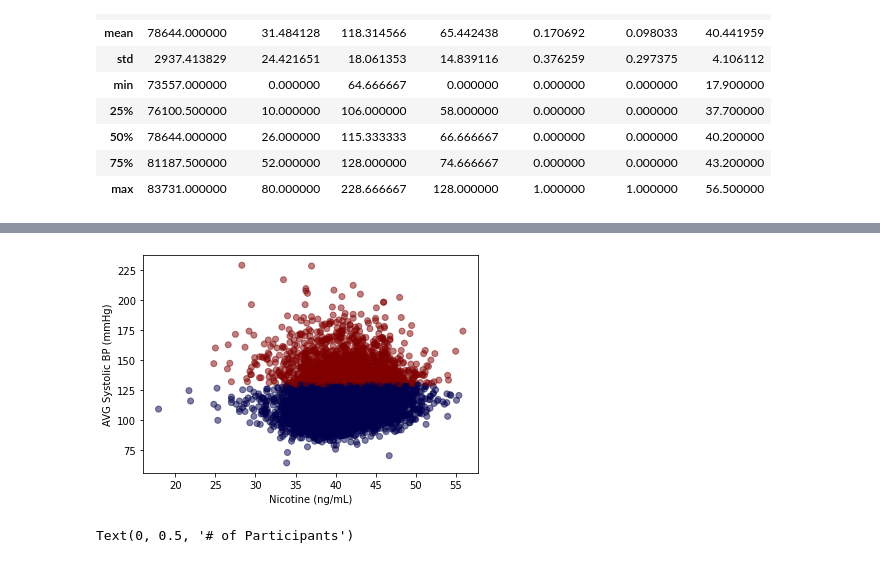
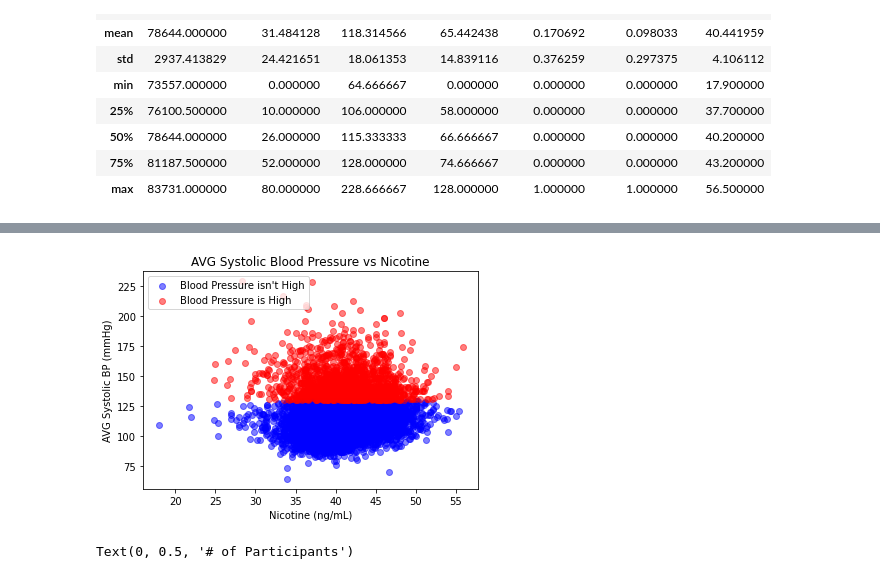
Before and after one commit to noodleybroodley/Final-Capstone, a Jupyter notebook: notebooks/test.ipynb, the cells around one changed output, grey strips where cells are left out. Drawn from its saved outputs; the diff is of its cells as text; code cells hidden in the pictures.

```diff
--- a/notebooks/test.ipynb
+++ b/notebooks/test.ipynb
@@ -115,17 +127,29 @@ avg_sys_bp = test_df['AVG_SYS_BP']
 # %%
 #AVG Systolic BP vs Nicotine (Hydroxycotinine, Serum (ng/mL))
 fig, ax = plt.subplots()
 
+xy_0 = test_df[test_df['High_SYS_BP']==False]
+xy_1 = test_df[test_df['High_SYS_BP']==True]
+
+x_0 = xy_0['LBXHCT']
+y_0 = xy_0['AVG_SYS_BP']
+
+x_1 = xy_1['LBXHCT']
+y_1 = xy_1['AVG_SYS_BP']
+
 # x = test_df['LBXHCT']
 # y = test_df['AVG SYS BP']
 
-ax = plt.scatter(x=nicotine,y=avg_sys_bp,c=test_df.High_SYS_BP,cmap='seismic',alpha=0.5)
+ax.scatter(x=x_0,y=y_0,color='b',label="Blood Pressure isn't High", alpha=0.5)
+ax.scatter(x=x_1,y=y_1,color='r',label='Blood Pressure is High', alpha=0.5)
+plt.title("AVG Systolic Blood Pressure vs Nicotine")
 plt.xlabel("Nicotine (ng/mL)")
 plt.ylabel("AVG Systolic BP (mmHg)")
+ax.legend(loc='upper left')
 
 plt.show()
 # %% [output]
-[figure, old version]
+[figure, new version]
 # %%
 fig, ax = plt.subplots()
 
```
Also changed, not shown: parts of 9 cells of this notebook, 8 other files.
